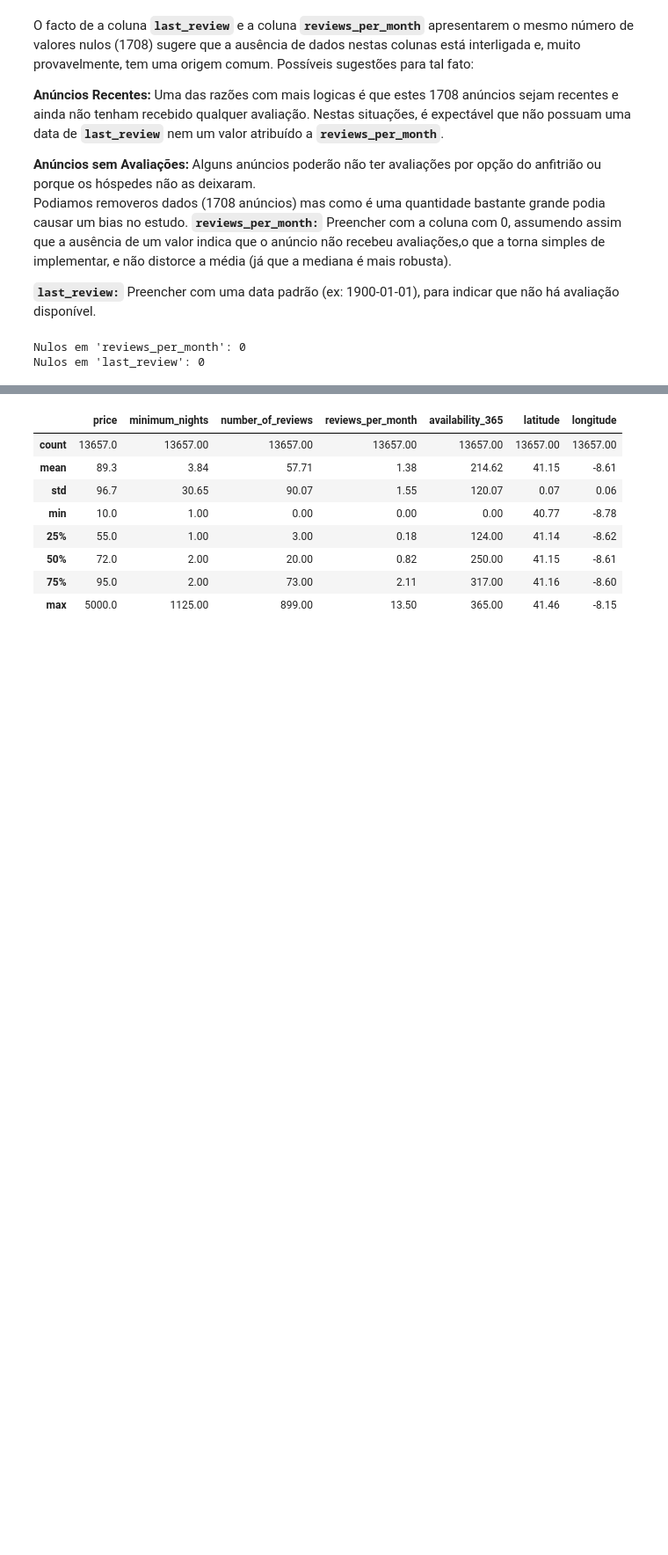
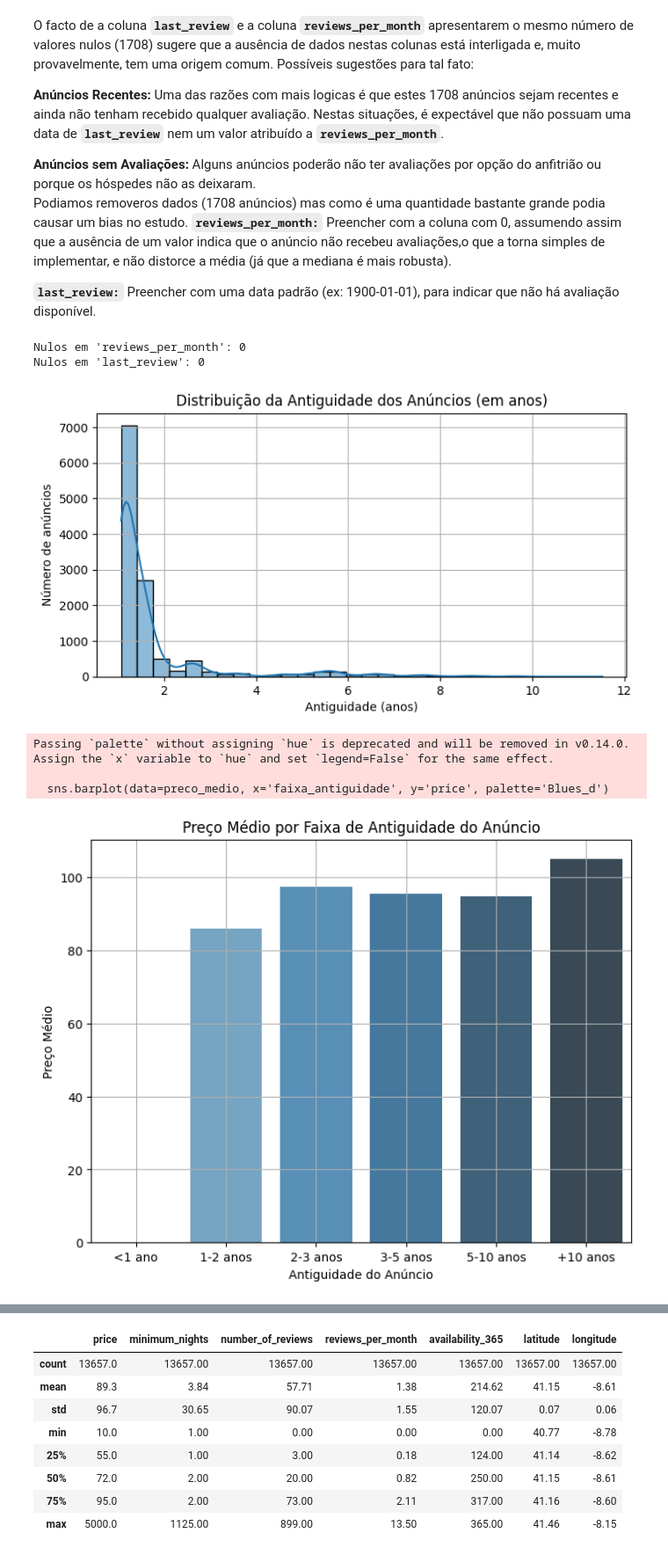
Before and after one commit to ludovina-magalhaes/Airbnb-Porto, a Jupyter notebook: Airbnb-Porto.ipynb, the cells around one changed output, grey strips where cells are left out. Shown at 88% size. Drawn from its saved outputs; the diff is of its cells as text; code cells hidden in the pictures; blank space fills up the shorter version.

```diff
--- a/Airbnb-Porto.ipynb
+++ b/Airbnb-Porto.ipynb
@@ -220,3 +220,79 @@ print(f"Nulos em 'last_review': {df['last_review'].isnull().sum()}")
 # %% [output]
 Nulos em 'reviews_per_month': 0
 Nulos em 'last_review': 0
+# %%
+
+import pandas as pd
+import numpy as np
+import matplotlib.pyplot as plt
+import seaborn as sns
+from datetime import datetime
+# Supondo que o seu DataFrame seja df e que a coluna 'last_review' esteja no formato de string (se necessário, convertê-la para datetime)
+df['last_review'] = pd.to_datetime(df['last_review'], errors='coerce')
+
+# Preencher valores nulos de 'reviews_per_month' com 0
+df['reviews_per_month'] = df['reviews_per_month'].fillna(0)
+
+# Preencher valores nulos de 'last_review' com a data padrão de 1900-01-01
+df['last_review'] = df['last_review'].fillna(datetime(1900, 1, 1))
+
+# Criar a coluna 'tem_reviews' para identificar anúncios com reviews
+df['tem_reviews'] = df['last_review'] != datetime(1900, 1, 1)
+
+# Calcular a antiguidade dos anúncios em anos
+hoje = datetime.today()
+df['antiguidade_dias'] = (hoje - df['last_review']).dt.days
+df['antiguidade_anos'] = df['antiguidade_dias'] / 365
+
+# Substituir a antiguidade para NaN quando o anúncio não tem reviews
+df.loc[df['last_review'] == datetime(1900, 1, 1), 'antiguidade_anos'] = np.nan
+
+# Criar faixas de antiguidade para análise
+df['faixa_antiguidade'] = pd.cut(
+    df['antiguidade_anos'],
+    bins=[0, 1, 2, 3, 5, 10, 100],
+    labels=['<1 ano', '1-2 anos', '2-3 anos', '3-5 anos', '5-10 anos', '+10 anos']
+)
+
+# 1. Distribuição da antiguidade dos anúncios
+plt.figure(figsize=(8, 4))
+sns.histplot(df[df['tem_reviews'] == True]['antiguidade_anos'], bins=30, kde=True)
+plt.title('Distribuição da Antiguidade dos Anúncios (em anos)')
+plt.xlabel('Antiguidade (anos)')
+plt.ylabel('Número de anúncios')
+plt.grid(True)
+plt.show()
+
+# 2. Preço médio por faixa de antiguidade
+preco_medio = df[df['tem_reviews'] == True].groupby('faixa_antiguidade')['price'].mean().reset_index()
+
+plt.figure(figsize=(8, 6))
+sns.barplot(data=preco_medio, x='faixa_antiguidade', y='price', palette='Blues_d')
+plt.title('Preço Médio por Faixa de Antiguidade do Anúncio')
+plt.xlabel('Antiguidade do Anúncio')
+plt.ylabel('Preço Médio')
+plt.grid(True)
+plt.show()
+
+# 3. Avaliações por mês vs antiguidade (scatter plot)
+plt.figure(figsize=(8, 4))
+sns.scatterplot(data=df[df['tem_reviews'] == True], x='antiguidade_anos', y='reviews_per_month', alpha=0.5)
+plt.title('Avaliações por Mês vs. Antiguidade dos Anúncios')
+plt.xlabel('Antiguidade (anos)')
+plt.ylabel('Reviews por mês')
+plt.grid(True)
+plt.show()
+# 4. Disponibilidade vs antiguidade (scatter plot)
+plt.figure(figsize=(8, 4))
+sns.scatterplot(data=df[df['tem_reviews'] == True], x='antiguidade_anos', y='availability_365', alpha=0.5)
+plt.title('Disponibilidade vs. Antiguidade dos Anúncios')
+plt.xlabel('Antiguidade (anos)')
+plt.ylabel('Disponibilidade (dias por ano)')
+plt.grid(True)
+plt.show()
+# %% [output]
+[figure, added]
+Passing `palette` without assigning `hue` is deprecated and will be removed in v0.14.0. Assign the `x` variable to `hue` and set `legend=False` for the same effect.
+
+  sns.barplot(data=preco_medio, x='faixa_antiguidade', y='price', palette='Blues_d')
+[figure, added]
```
Also changed, not shown: parts of 8 cells of this notebook.
